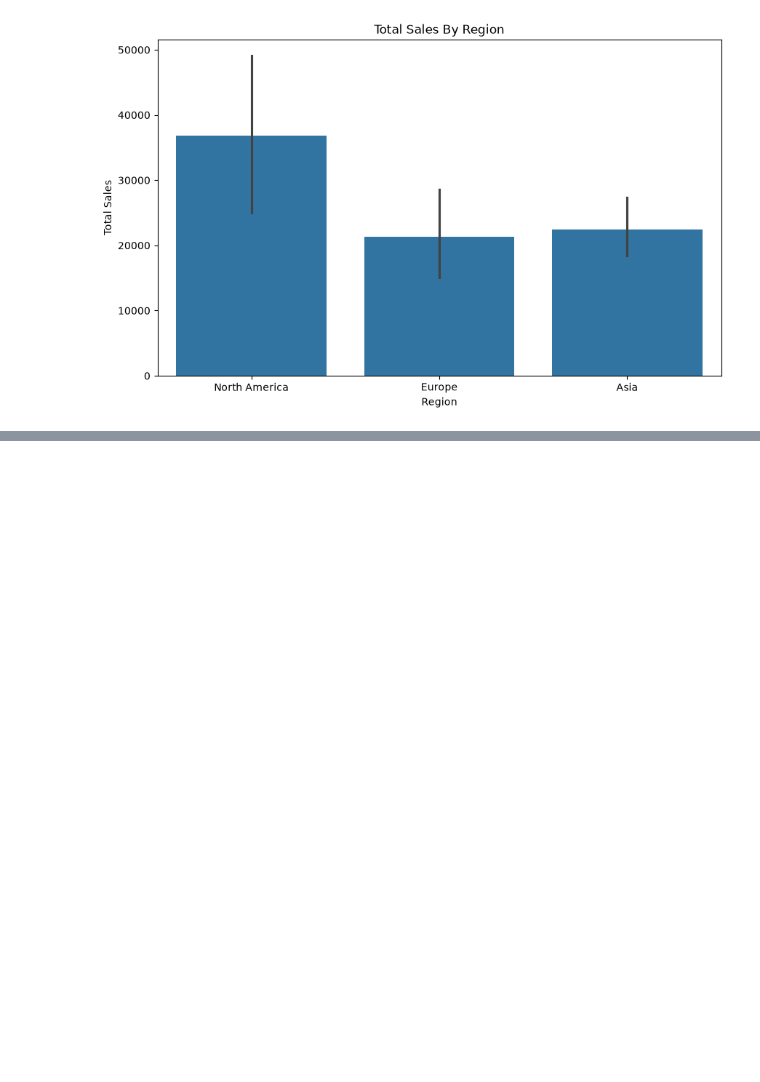
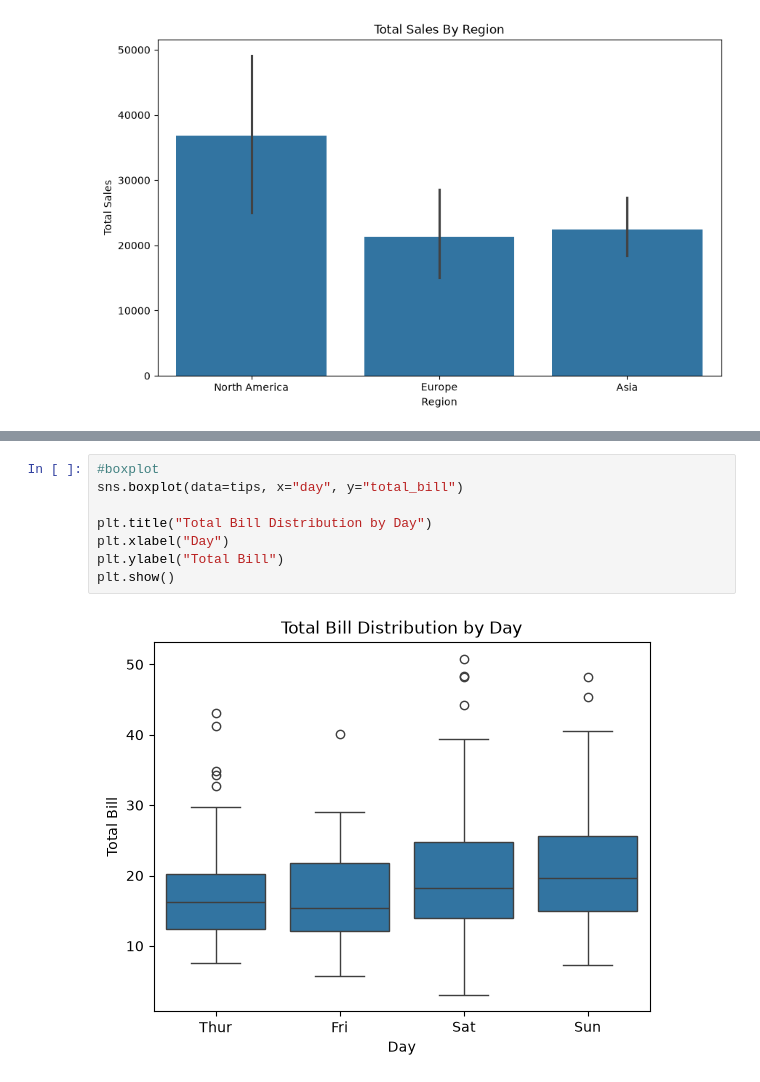
Before and after one commit to AyushGhagre-09/Python-Notes, a Jupyter notebook: 16_seaborn/main.ipynb, the cells around one changed output, grey strips where cells are left out. Cells and saved outputs as stored; diff of their text form; blank space fills up the shorter version.

```diff
--- a/16_seaborn/main.ipynb
+++ b/16_seaborn/main.ipynb
@@ -104,0 +114,10 @@ plt.show()
+# %%
+#boxplot
+sns.boxplot(data=tips, x="day", y="total_bill")
+
+plt.title("Total Bill Distribution by Day")
+plt.xlabel("Day")
+plt.ylabel("Total Bill")
+plt.show()
+# %% [output]
+[figure, added]
```
Also changed, not shown: parts of 2 cells of this notebook.
